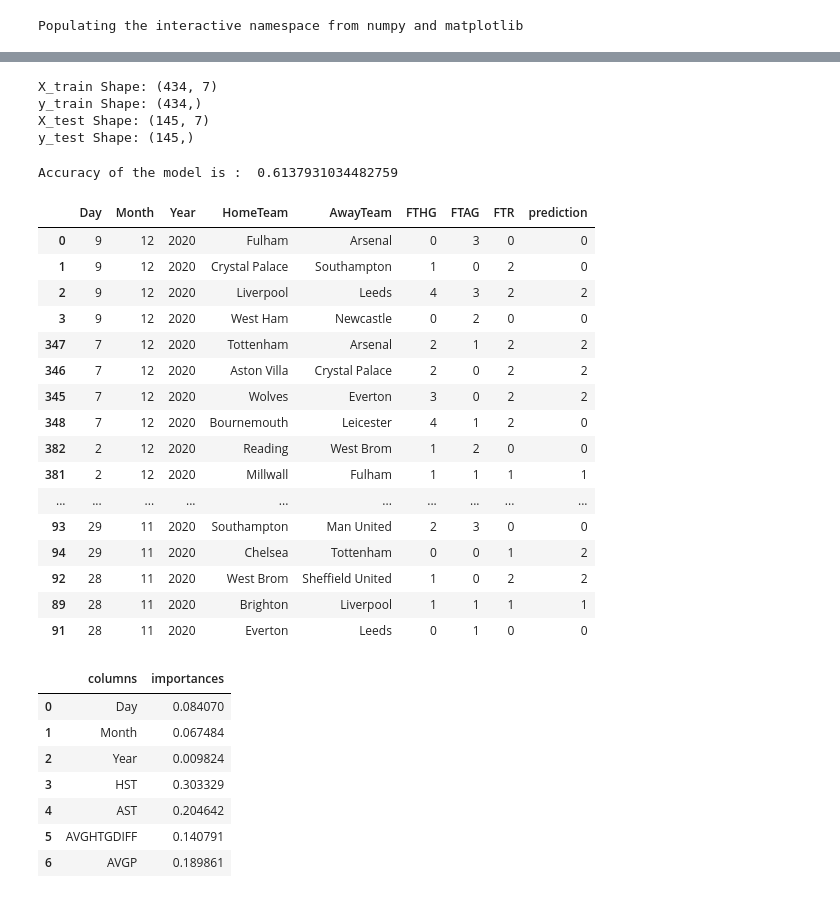
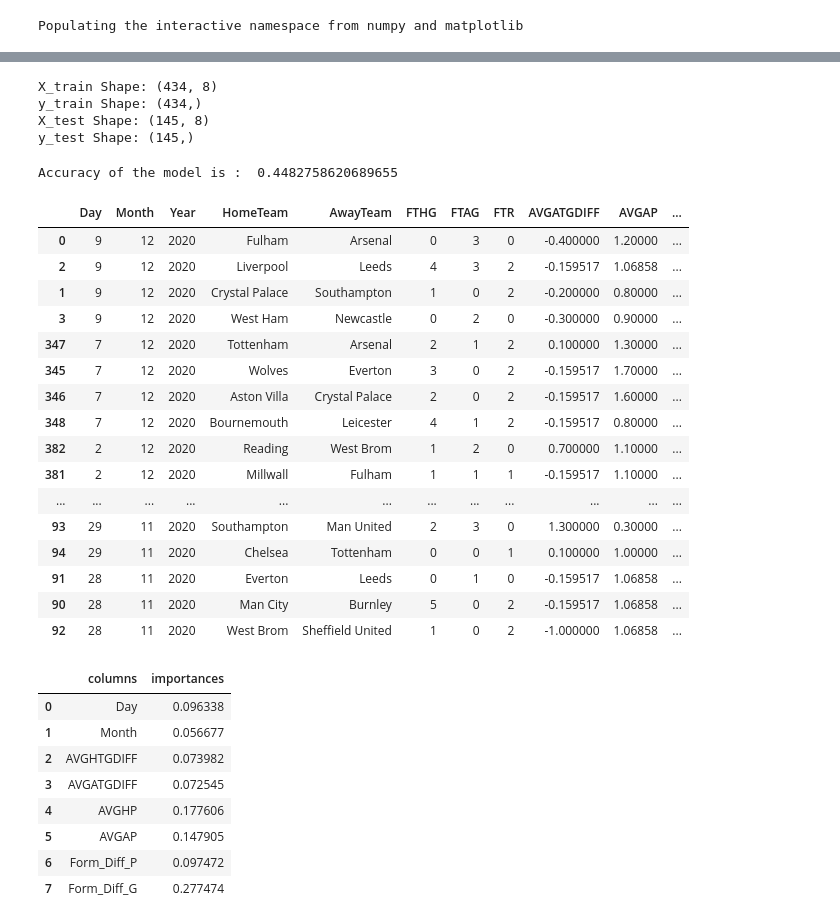
Before and after one commit to amineYaker/football_games_predictions, a Jupyter notebook: predict.ipynb, the cells around one changed output, grey strips where cells are left out. Drawn from its saved outputs; the diff is of its cells as text; code cells hidden in the pictures.

Commit message:
Changed features given to the classifier
Changed the features given to the classifier removed ('AST' and 'HST') and added the difference of forms

```diff
--- a/predict.ipynb
+++ b/predict.ipynb
@@ -35,7 +35,7 @@ df_result=df_final.copy()
 target=df_result["FTR"]
 
 df_result= df_result.drop([
-    'FTHG','FTAG', 'HTGDIFF', 'ATGDIFF','FTR','HomeTeam','AwayTeam'],axis=1)
+    'Year','FTHG','FTAG','HST','AST','HTGDIFF', 'ATGDIFF','FTR','HomeTeam','AwayTeam'],axis=1)
 # %%
 # splitting arrays into random train and test subsets
 X_train, X_test, y_train, y_test = train_test_split(
@@ -47,9 +47,9 @@ print('y_train Shape:', y_train.shape)
 print('X_test Shape:', X_test.shape)
 print('y_test Shape:', y_test.shape)
 # %% [output]
-X_train Shape: (434, 7)
+X_train Shape: (434, 8)
 y_train Shape: (434,)
-X_test Shape: (145, 7)
+X_test Shape: (145, 8)
 y_test Shape: (145,)
 # %%
 from sklearn.metrics import accuracy_score
@@ -65,40 +65,40 @@ def performance_accuracy(y_test,X_test, clf):
     #plt.show()
 # %%
 ## First attempt of prediction
-clf = RandomForestClassifier(n_estimators=1000,max_features="sqrt",min_samples_split=35,n_jobs=-1,random_state=42)
+clf = RandomForestClassifier(n_estimators=2000,max_features=None,class_weight='balanced',min_samples_split=30,n_jobs=-1,random_state=42)
 clf.fit(X_train,y_train)
 
 accuracy=performance_accuracy(y_test,X_test,clf)
 print('Accuracy of the model is : ',accuracy)
 # %% [output]
-Accuracy of the model is :  0.6137931034482759
+Accuracy of the model is :  0.4482758620689655
 # %%
 features=np.array(df_result)
 predictions_HTR = clf.predict(features)
 
 df_final["prediction"]=predictions_HTR
 df_show=df_final.copy()
 df_show= df_show.drop([
-    'HST','AST', 'HTGDIFF', 'ATGDIFF','AVGHTGDIFF','AVGP'],axis=1)
+   'HST','AST', 'HTGDIFF', 'ATGDIFF','AVGHTGDIFF','AVGHP'],axis=1)
 df_show.head(20)
 # %% [output]
-|  | Day | Month | Year | HomeTeam | AwayTeam | FTHG | FTAG | FTR | prediction |
-| 0 | 9 | 12 | 2020 | Fulham | Arsenal | 0 | 3 | 0 | 0 |
-| 1 | 9 | 12 | 2020 | Crystal Palace | Southampton | 1 | 0 | 2 | 0 |
-| 2 | 9 | 12 | 2020 | Liverpool | Leeds | 4 | 3 | 2 | 2 |
-| 3 | 9 | 12 | 2020 | West Ham | Newcastle | 0 | 2 | 0 | 0 |
-| 347 | 7 | 12 | 2020 | Tottenham | Arsenal | 2 | 1 | 2 | 2 |
-| 346 | 7 | 12 | 2020 | Aston Villa | Crystal Palace | 2 | 0 | 2 | 2 |
-| 345 | 7 | 12 | 2020 | Wolves | Everton | 3 | 0 | 2 | 2 |
-| 348 | 7 | 12 | 2020 | Bournemouth | Leicester | 4 | 1 | 2 | 0 |
-| 382 | 2 | 12 | 2020 | Reading | West Brom | 1 | 2 | 0 | 0 |
-| 381 | 2 | 12 | 2020 | Millwall | Fulham | 1 | 1 | 1 | 1 |
-| ... | ... | ... | ... | ... | ... | ... | ... | ... | ... |
-| 93 | 29 | 11 | 2020 | Southampton | Man United | 2 | 3 | 0 | 0 |
-| 94 | 29 | 11 | 2020 | Chelsea | Tottenham | 0 | 0 | 1 | 2 |
-| 92 | 28 | 11 | 2020 | West Brom | Sheffield United | 1 | 0 | 2 | 2 |
-| 89 | 28 | 11 | 2020 | Brighton | Liverpool | 1 | 1 | 1 | 1 |
-| 91 | 28 | 11 | 2020 | Everton | Leeds | 0 | 1 | 0 | 0 |
+|  | Day | Month | Year | HomeTeam | AwayTeam | FTHG | FTAG | FTR | AVGATGDIFF | AVGAP | ... |
+| 0 | 9 | 12 | 2020 | Fulham | Arsenal | 0 | 3 | 0 | -0.400000 | 1.20000 | ... |
+| 2 | 9 | 12 | 2020 | Liverpool | Leeds | 4 | 3 | 2 | -0.159517 | 1.06858 | ... |
+| 1 | 9 | 12 | 2020 | Crystal Palace | Southampton | 1 | 0 | 2 | -0.200000 | 0.80000 | ... |
+| 3 | 9 | 12 | 2020 | West Ham | Newcastle | 0 | 2 | 0 | -0.300000 | 0.90000 | ... |
+| 347 | 7 | 12 | 2020 | Tottenham | Arsenal | 2 | 1 | 2 | 0.100000 | 1.30000 | ... |
+| 345 | 7 | 12 | 2020 | Wolves | Everton | 3 | 0 | 2 | -0.159517 | 1.70000 | ... |
+| 346 | 7 | 12 | 2020 | Aston Villa | Crystal Palace | 2 | 0 | 2 | -0.159517 | 1.60000 | ... |
+| 348 | 7 | 12 | 2020 | Bournemouth | Leicester | 4 | 1 | 2 | -0.159517 | 0.80000 | ... |
+| 382 | 2 | 12 | 2020 | Reading | West Brom | 1 | 2 | 0 | 0.700000 | 1.10000 | ... |
+| 381 | 2 | 12 | 2020 | Millwall | Fulham | 1 | 1 | 1 | -0.159517 | 1.10000 | ... |
+| ... | ... | ... | ... | ... | ... | ... | ... | ... | ... | ... | ... |
+| 93 | 29 | 11 | 2020 | Southampton | Man United | 2 | 3 | 0 | 1.300000 | 0.30000 | ... |
+| 94 | 29 | 11 | 2020 | Chelsea | Tottenham | 0 | 0 | 1 | 0.100000 | 1.00000 | ... |
+| 91 | 28 | 11 | 2020 | Everton | Leeds | 0 | 1 | 0 | -0.159517 | 1.06858 | ... |
+| 90 | 28 | 11 | 2020 | Man City | Burnley | 5 | 0 | 2 | -0.159517 | 1.06858 | ... |
+| 92 | 28 | 11 | 2020 | West Brom | Sheffield United | 1 | 0 | 2 | -1.000000 | 1.06858 | ... |
 # %%
 importances=clf.feature_importances_
 columns=df_result.columns
@@ -107,13 +107,14 @@ df=pd.DataFrame(d)
 df
 # %% [output]
 |  | columns | importances |
-| 0 | Day | 0.084070 |
-| 1 | Month | 0.067484 |
-| 2 | Year | 0.009824 |
-| 3 | HST | 0.303329 |
-| 4 | AST | 0.204642 |
-| 5 | AVGHTGDIFF | 0.140791 |
-| 6 | AVGP | 0.189861 |
+| 0 | Day | 0.096338 |
+| 1 | Month | 0.056677 |
+| 2 | AVGHTGDIFF | 0.073982 |
+| 3 | AVGATGDIFF | 0.072545 |
+| 4 | AVGHP | 0.177606 |
+| 5 | AVGAP | 0.147905 |
+| 6 | Form_Diff_P | 0.097472 |
+| 7 | Form_Diff_G | 0.277474 |
 # %%
 
 from sklearn.model_selection import RandomizedSearchCV
```
Also changed, not shown: parts of 8 cells of this notebook, 2 other files.
